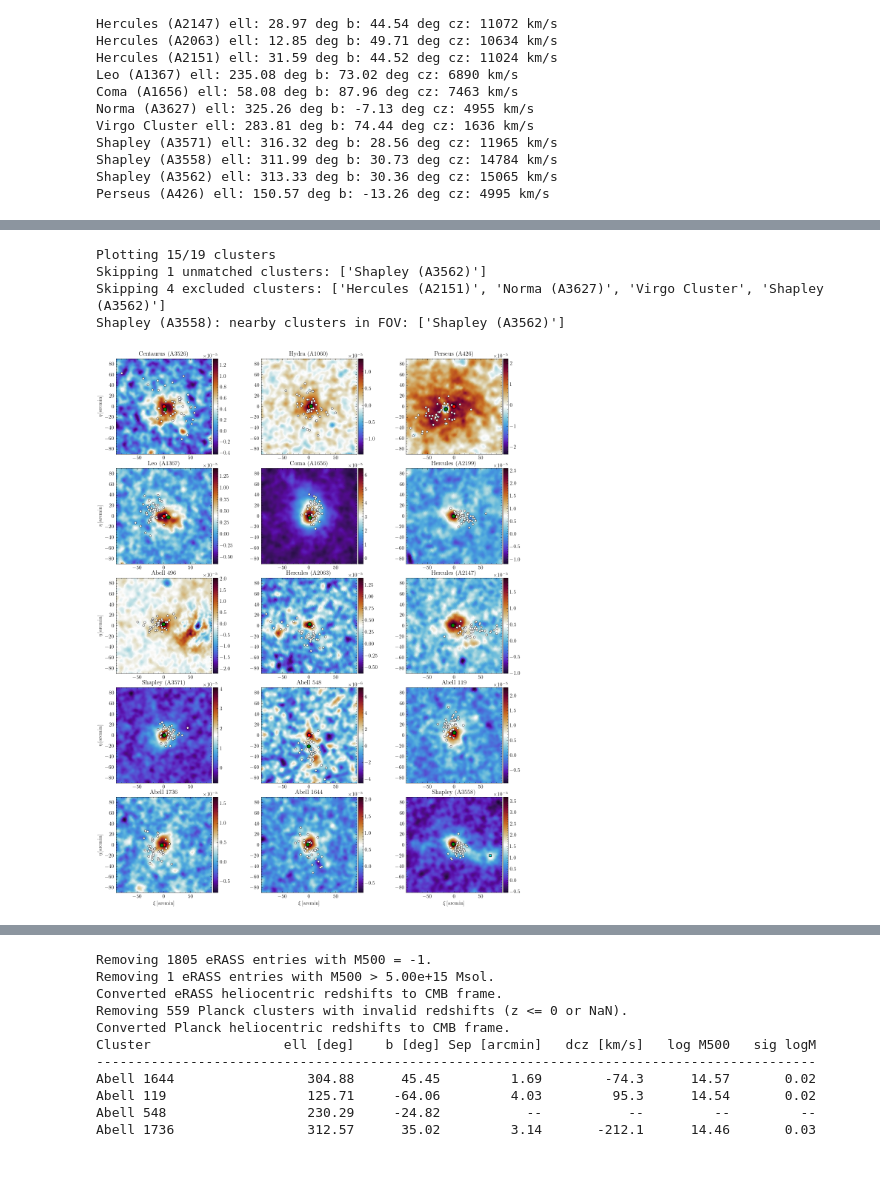
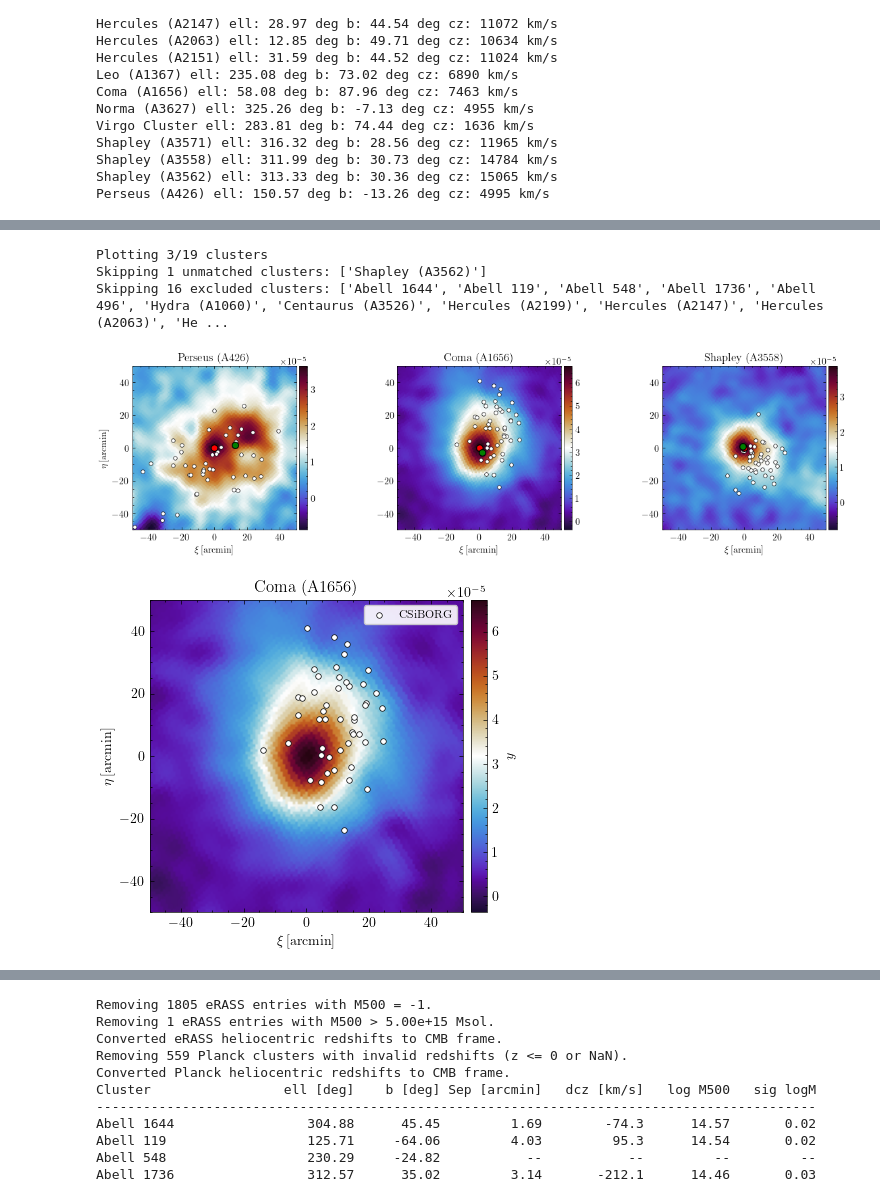
Before and after one commit to Richard-Sti/CMBOlympics, a Jupyter notebook: notebooks/score_individual_objects.ipynb, the cells around one changed output, grey strips where cells are left out. Cells and saved outputs as stored; diff of their text form; code cells hidden in the pictures; blank space fills up the shorter version.

```diff
--- a/notebooks/score_individual_objects.ipynb
+++ b/notebooks/score_individual_objects.ipynb
@@ -175,18 +175,33 @@ Processing Perseus (A426) (19/19)...
 # %%
 boxsize = boxsize_manti
 matches = matches_manti
 
 fig, ax = plot_observed_cluster_grid(
-    obs_clusters, matches, boxsize, zoom_arcmin=90, ncols=3,
-    exclude_prefixes=["Virgo", "Norma", "Shapley (A3562)", "Hercules (A2151)"],
+    obs_clusters, matches, boxsize, zoom_arcmin=50, ncols=3,
+    # exclude_prefixes=["Virgo", "Norma", "Shapley (A3562)", "Hercules (A2151)",
+    #                   "Abell 1644", "Abell 548", "Hercules (A2063)"],
+    exclude_prefixes=["Virgo", "Norma", "Shapley (A3562)", "Hercules (A2151)",
+                      "Abell 1644", "Abell 548", "Hercules (A2063)",
+                      "Centaurus", "Hydra", "Leo", "Hercules", "Abell",
+                      "Shapley (A3571)"],
     )
 
 fig.savefig("/Users/rstiskalek/Downloads/Manti_cluster.pdf", dpi=500, bbox_inches="tight")
 
 display(fig)
 # %% [output]
-Plotting 15/19 clusters
+Plotting 3/19 clusters
 Skipping 1 unmatched clusters: ['Shapley (A3562)']
-Skipping 4 excluded clusters: ['Hercules (A2151)', 'Norma (A3627)', 'Virgo Cluster', 'Shapley (A3562)']
-Shapley (A3558): nearby clusters in FOV: ['Shapley (A3562)']
+Skipping 16 excluded clusters: ['Abell 1644', 'Abell 119', 'Abell 548', 'Abell 1736', 'Abell 496', 'Hydra (A1060)', 'Centaurus (A3526)', 'Hercules (A2199)', 'Hercules (A2147)', 'Hercules (A2063)', 'He ...
-[figure, old version]
+[figure, new version]
+# %%
+name = "Coma"
+idx = next(k for k, c in enumerate(obs_clusters) if c.name.startswith(name))
+obs = obs_clusters[idx]
+assoc = matches_manti[idx][0] if matches_manti[idx] is not None else None
+
+fig, ax = plot_single_cluster(obs, association=assoc, zoom_arcmin=50)
+fig.savefig("/Users/rstiskalek/Downloads/Coma.pdf", dpi=500, bbox_inches="tight")
+display(fig)
+# %% [output]
+[figure, added]
```
Also changed, not shown: parts of 7 cells of this notebook, 4 other files.
